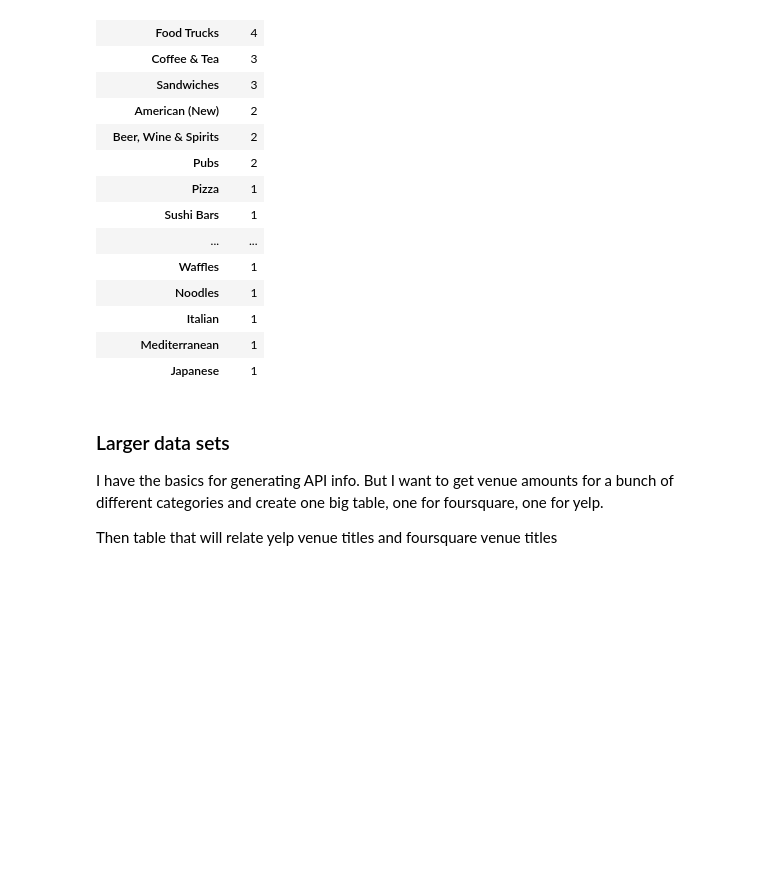
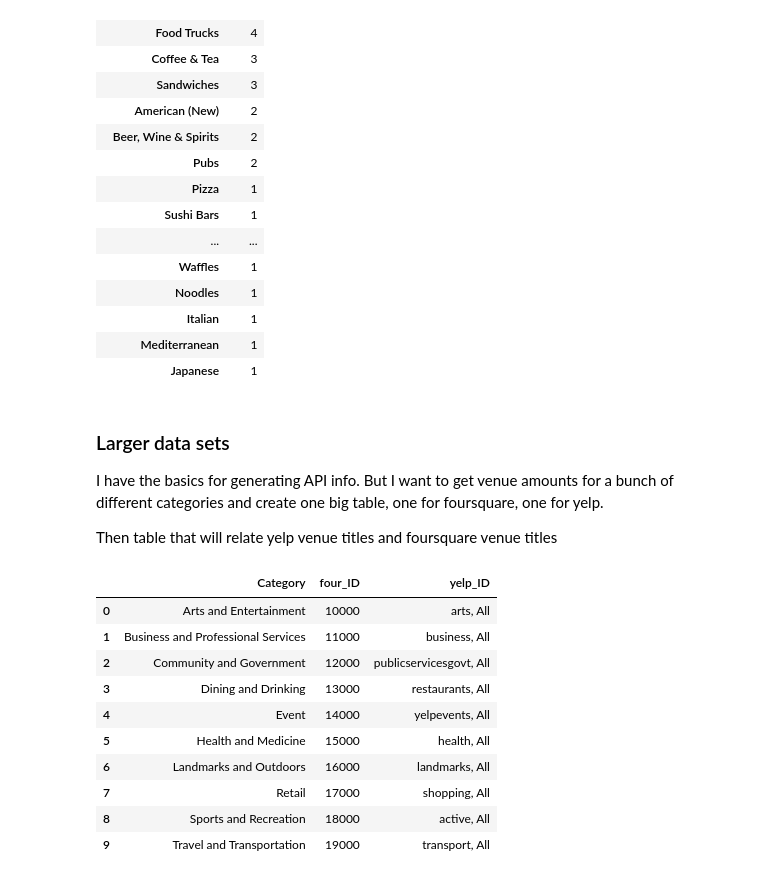
Before and after one commit to fynnweaver/LL_MiniProject2, a Jupyter notebook: DataCleaning.ipynb, the cells around one changed output. Drawn from its saved outputs; the diff is of its cells as text; code cells hidden in the pictures; blank space fills up the shorter version.

```diff
--- a/DataCleaning.ipynb
+++ b/DataCleaning.ipynb
@@ -223,6 +225,21 @@ yelp_cat = {'Arts and Entertainment': 'arts, All',
             'Health and Medicine': 'health, All',
             'Landmarks and Outdoors': 'entertainment, All'
                  }
+# %%
+#reminder this is our categories dataframe
+cat_ids
+# %% [output]
+|  | Category | four_ID | yelp_ID |
+| 0 | Arts and Entertainment | 10000 | arts, All |
+| 1 | Business and Professional Services | 11000 | business, All |
+| 2 | Community and Government | 12000 | publicservicesgovt, All |
+| 3 | Dining and Drinking | 13000 | restaurants, All |
+| 4 | Event | 14000 | yelpevents, All |
+| 5 | Health and Medicine | 15000 | health, All |
+| 6 | Landmarks and Outdoors | 16000 | landmarks, All |
+| 7 | Retail | 17000 | shopping, All |
+| 8 | Sports and Recreation | 18000 | active, All |
+| 9 | Travel and Transportation | 19000 | transport, All |
 # %%
 frames_four = []
 #now i want a loop that will go in and generate a table for each of the dict elements
```
Also changed, not shown: parts of 14 cells of this notebook, 14 other files.
